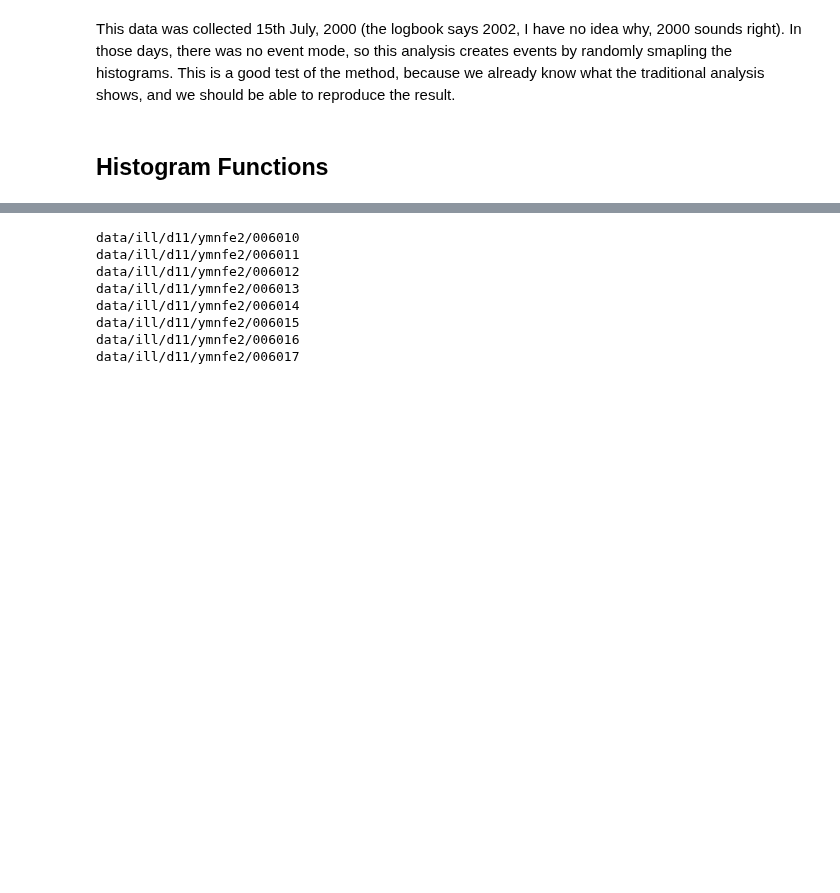
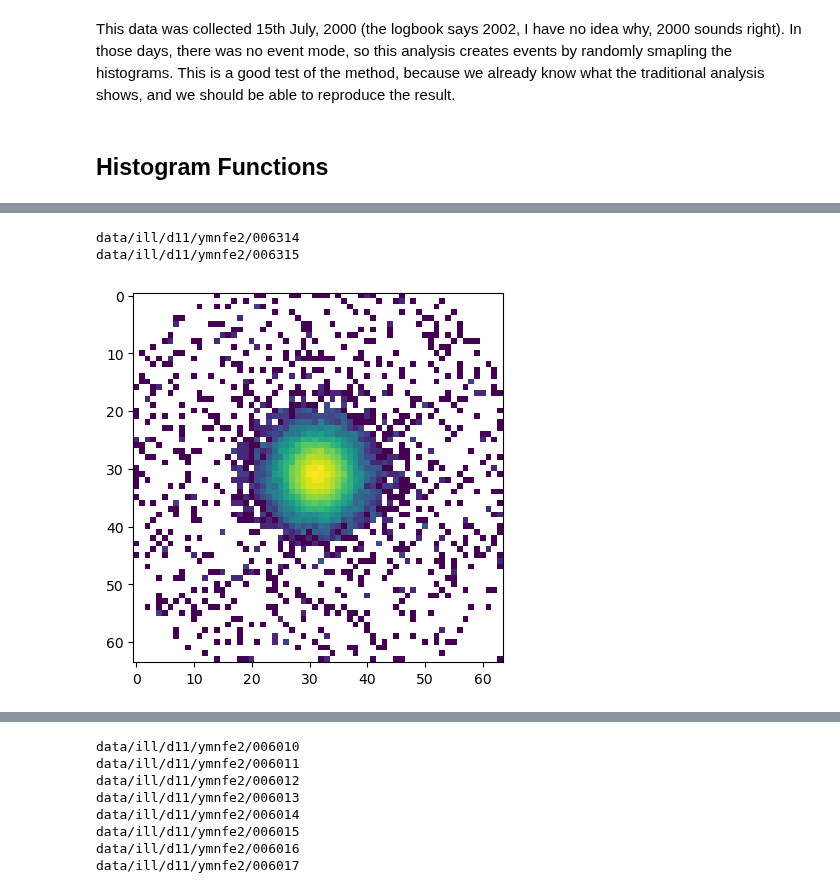
Before and after one commit to localoptimum/emtk, a Jupyter notebook: YMnFe2.ipynb, the cells around one changed output, grey strips where cells are left out. Drawn from its saved outputs; the diff is of its cells as text; code cells hidden in the pictures; blank space fills up the shorter version.

Commit message:
Histo reduction almost all implemented, just needs checking and debugging now.

```diff
--- a/YMnFe2.ipynb
+++ b/YMnFe2.ipynb
@@ -405,0 +497,6 @@ def find_centre(data):
+# %%
+sample_trans, non1, sample_trans_mon = read_sum(6314, 6315, plot=True)
+# %% [output]
+data/ill/d11/ymnfe2/006314
+data/ill/d11/ymnfe2/006315
+[figure, added]
```
Also changed, not shown: parts of 19 cells of this notebook.
